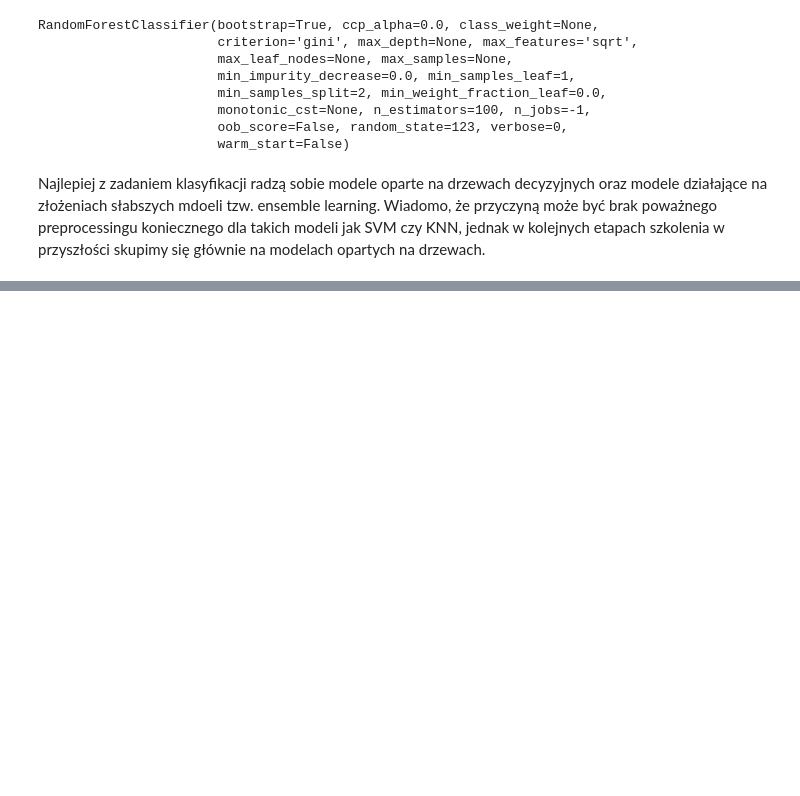
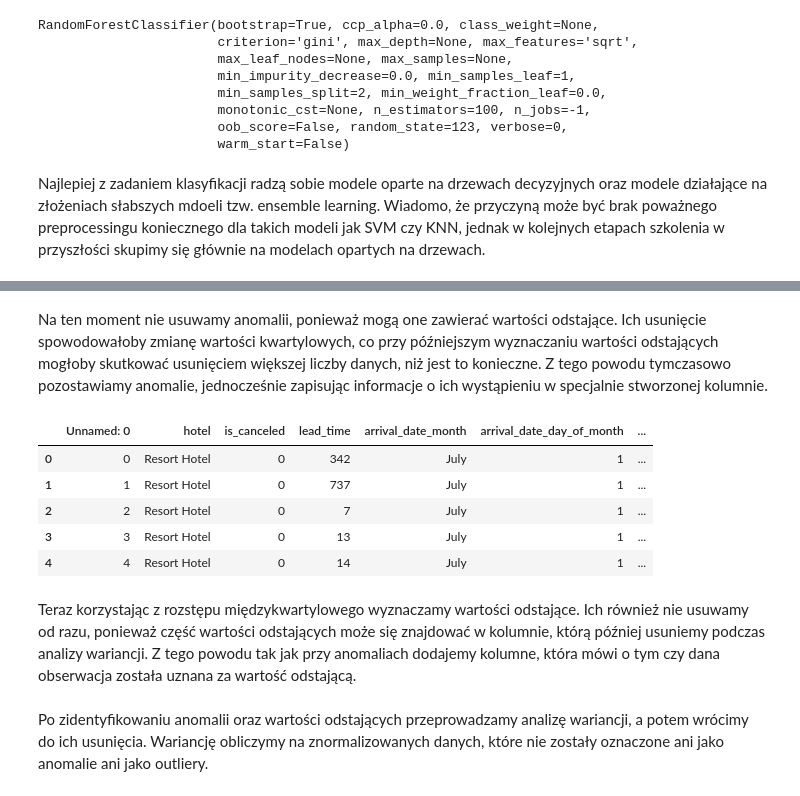
Before and after one commit to SzymonMak/HotelBookingsDataAnalysis, a Jupyter notebook: final_analysis.ipynb, the cells around one changed output, grey strips where cells are left out. Cells and saved outputs as stored; diff of their text form; code cells hidden in the pictures; blank space fills up the shorter version.

```diff
--- a/final_analysis.ipynb
+++ b/final_analysis.ipynb
@@ -295,0 +262,2 @@ Name: count, dtype: int64
+# %%
+iforest = create_model('iforest')
@@ -295,0 +268,13 @@ Name: count, dtype: int64
+# %% [markdown]
+Na ten moment nie usuwamy anomalii, ponieważ mogą one zawierać wartości odstające. Ich usunięcie spowodowałoby zmianę wartości kwartylowych, co przy późniejszym wyznaczaniu wartości odstających mogłoby skutkować usunięciem większej liczby danych, niż jest to konieczne. Z tego powodu tymczasowo pozostawiamy anomalie, jednocześnie zapisując informacje o ich wystąpieniu w specjalnie stworzonej kolumnie.
+# %%
+dane = assign_model(iforest)
+dane = dane.iloc[:, :-1]
+dane.head()
+# %% [output]
+|  | Unnamed: 0 | hotel | is_canceled | lead_time | arrival_date_month | arrival_date_day_of_month | ... |
+| 0 | 0 | Resort Hotel | 0 | 342 | July | 1 | ... |
+| 1 | 1 | Resort Hotel | 0 | 737 | July | 1 | ... |
+| 2 | 2 | Resort Hotel | 0 | 7 | July | 1 | ... |
+| 3 | 3 | Resort Hotel | 0 | 13 | July | 1 | ... |
+| 4 | 4 | Resort Hotel | 0 | 14 | July | 1 | ... |
@@ -295,0 +285,2 @@ Name: count, dtype: int64
+# %% [markdown]
+Teraz korzystając z rozstępu międzykwartylowego wyznaczamy wartości odstające. Ich również nie usuwamy od razu, ponieważ część wartości odstających może się znajdować w kolumnie, którą później usuniemy podczas analizy wariancji. Z tego powodu tak jak przy anomaliach dodajemy kolumne, która mówi o tym czy dana obserwacja została uznana za wartość odstającą.
@@ -295,0 +295,2 @@ Name: count, dtype: int64
+# %% [markdown]
+Po zidentyfikowaniu anomalii oraz wartości odstających przeprowadzamy analizę wariancji, a potem wrócimy do ich usunięcia. Wariancję obliczymy na znormalizowanych danych, które nie zostały oznaczone ani jako anomalie ani jako outliery.
```
Also changed, not shown: parts of 23 cells of this notebook, 1 other file.
